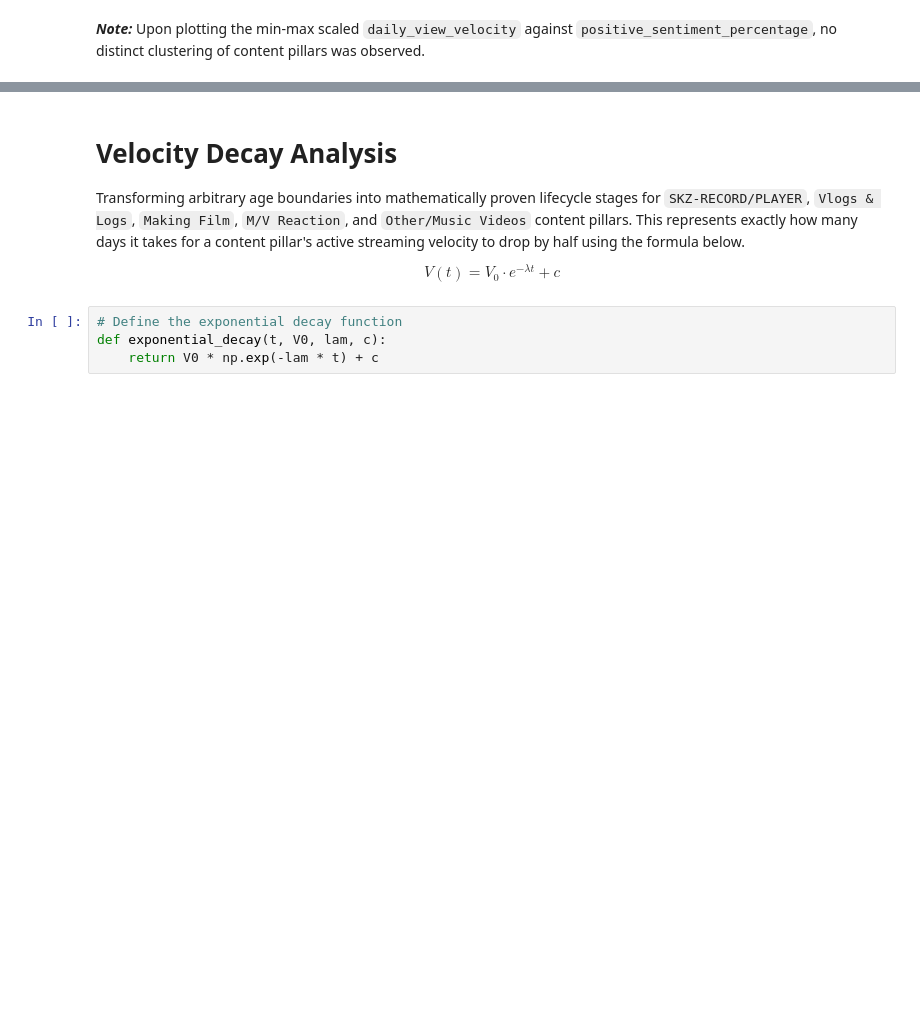
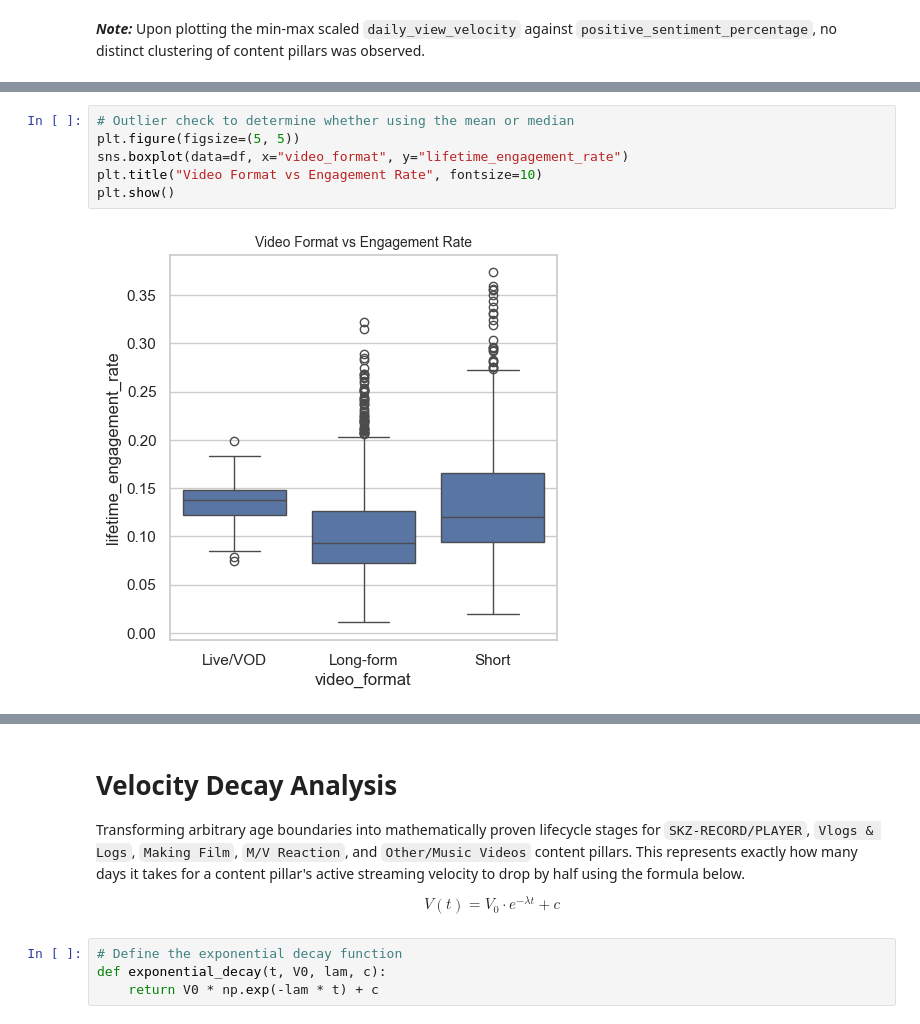
Before and after one commit to tejakusumahyusuf832/skz-pace, a Jupyter notebook: notebooks/3.0-yt-exploratory-data-analysis.ipynb, the cells around one changed output, grey strips where cells are left out. Drawn from its saved outputs; the diff is of its cells as text; blank space fills up the shorter version.

```diff
--- a/notebooks/3.0-yt-exploratory-data-analysis.ipynb
+++ b/notebooks/3.0-yt-exploratory-data-analysis.ipynb
@@ -458,0 +458,8 @@ Conclusion: Reject the null hypothesis.
+# %%
+# Outlier check to determine whether using the mean or median
+plt.figure(figsize=(5, 5))
+sns.boxplot(data=df, x="video_format", y="lifetime_engagement_rate")
+plt.title("Video Format vs Engagement Rate", fontsize=10)
+plt.show()
+# %% [output]
+[figure, added]
```
Also changed, not shown: parts of 47 cells of this notebook.
